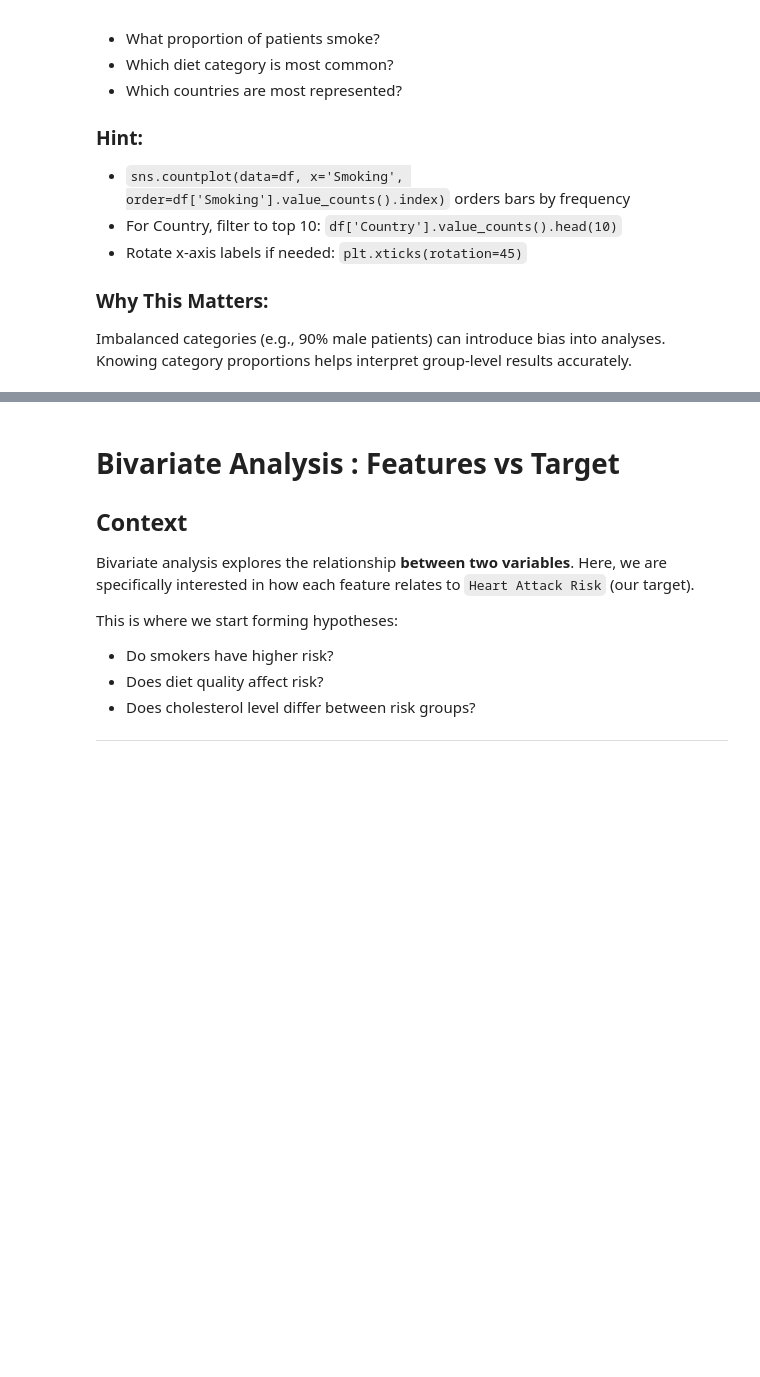
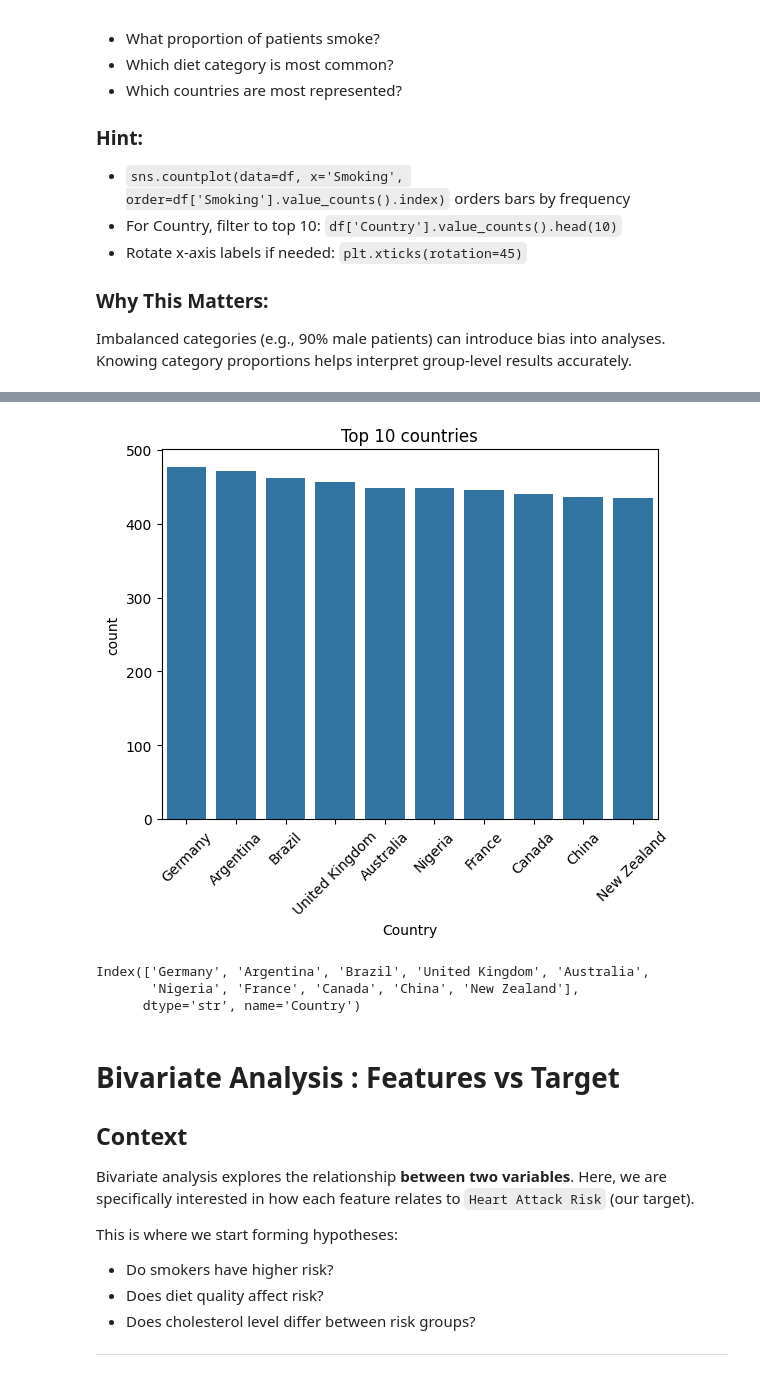
Before and after one commit to CodexAarogya/Fusemachines-Assignments, a Jupyter notebook: Week-1/Data Wrangling/Wk_1_Data_Wrangling_HeartAttack.ipynb, the cells around one changed output, grey strips where cells are left out. Cells and saved outputs as stored; diff of their text form; code cells hidden in the pictures; blank space fills up the shorter version.

```diff
--- a/Week-1/Data Wrangling/Wk_1_Data_Wrangling_HeartAttack.ipynb
+++ b/Week-1/Data Wrangling/Wk_1_Data_Wrangling_HeartAttack.ipynb
@@ -505,3 +529,17 @@ Imbalanced categories (e.g., 90% male patients) can introduce bias into analyses
+# %%
+top10 = demographics['Country'].value_counts().head(10).index
+sns.countplot(data=demographics[demographics['Country'].isin(top10)], x = "Country", order=top10)
+plt.xticks(rotation= 45)
+plt.title("Top 10 countries")
+plt.show()
+
+# Most represented countries
+print(top10)
+# %% [output]
+[figure, added]
+Index(['Germany', 'Argentina', 'Brazil', 'United Kingdom', 'Australia',
+       'Nigeria', 'France', 'Canada', 'China', 'New Zealand'],
+      dtype='str', name='Country')
 # %% [markdown]
 # Bivariate Analysis : Features vs Target
 
```
Also changed, not shown: parts of 22 cells of this notebook.
